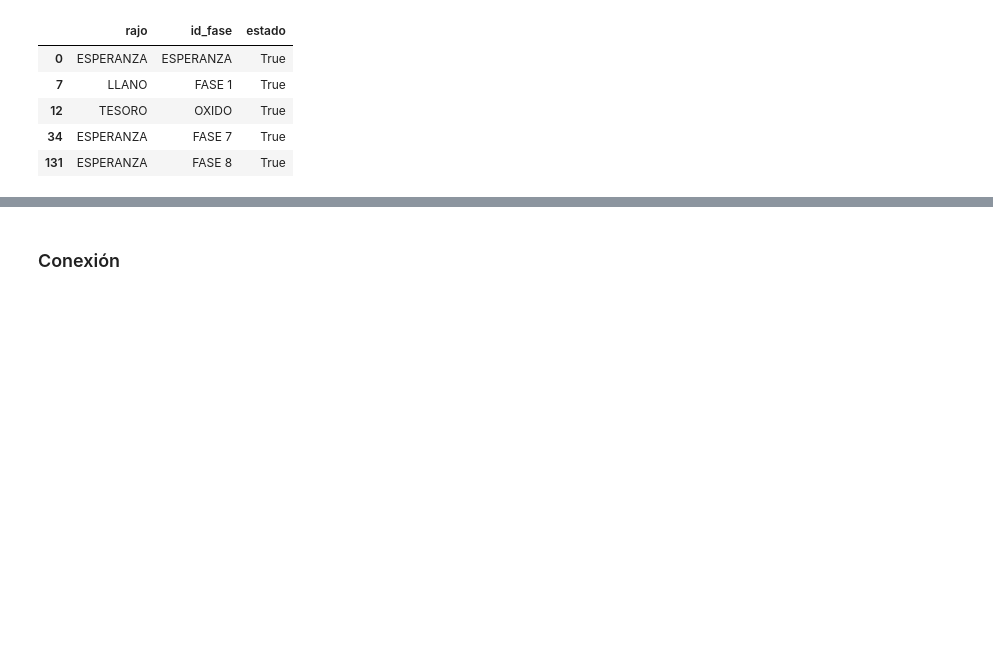
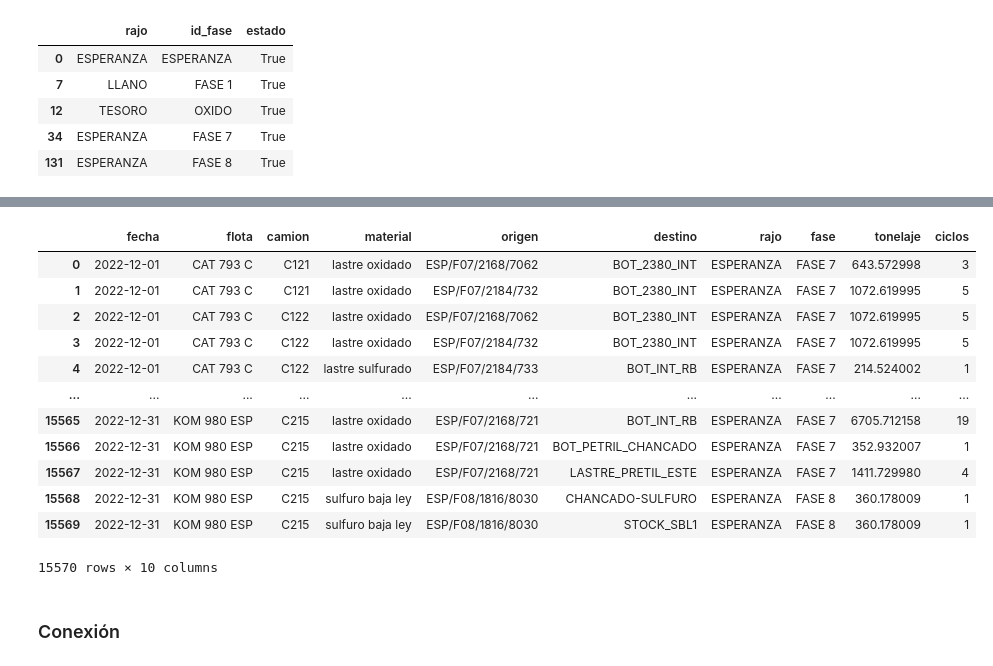
Before and after one commit to cristobalrios2001/Sistema_De_Reportes, a Jupyter notebook: reportesETL.ipynb, the cells around one changed output, grey strips where cells are left out. Drawn from its saved outputs; the diff is of its cells as text; code cells hidden in the pictures; blank space fills up the shorter version.

```diff
--- a/reportesETL.ipynb
+++ b/reportesETL.ipynb
@@ -271,3 +288,20 @@ df_extraccion
+# %%
+df_extraccion = df_extraccion.groupby(['fecha', 'flota', 'camion', 'material', 'origen', 'destino', 'rajo', 'fase']).sum().reset_index()
+df_extraccion
+# %% [output]
+|  | fecha | flota | camion | material | origen | destino | rajo | fase | tonelaje | ciclos |
+| 0 | 2022-12-01 | CAT 793 C | C121 | lastre oxidado | ESP/F07/2168/7062 | BOT_2380_INT | ESPERANZA | FASE 7 | 643.572998 | 3 |
+| 1 | 2022-12-01 | CAT 793 C | C121 | lastre oxidado | ESP/F07/2184/732 | BOT_2380_INT | ESPERANZA | FASE 7 | 1072.619995 | 5 |
+| 2 | 2022-12-01 | CAT 793 C | C122 | lastre oxidado | ESP/F07/2168/7062 | BOT_2380_INT | ESPERANZA | FASE 7 | 1072.619995 | 5 |
+| 3 | 2022-12-01 | CAT 793 C | C122 | lastre oxidado | ESP/F07/2184/732 | BOT_2380_INT | ESPERANZA | FASE 7 | 1072.619995 | 5 |
+| 4 | 2022-12-01 | CAT 793 C | C122 | lastre sulfurado | ESP/F07/2184/733 | BOT_INT_RB | ESPERANZA | FASE 7 | 214.524002 | 1 |
+| ... | ... | ... | ... | ... | ... | ... | ... | ... | ... | ... |
+| 15565 | 2022-12-31 | KOM 980 ESP | C215 | lastre oxidado | ESP/F07/2168/721 | BOT_INT_RB | ESPERANZA | FASE 7 | 6705.712158 | 19 |
+| 15566 | 2022-12-31 | KOM 980 ESP | C215 | lastre oxidado | ESP/F07/2168/721 | BOT_PETRIL_CHANCADO | ESPERANZA | FASE 7 | 352.932007 | 1 |
+| 15567 | 2022-12-31 | KOM 980 ESP | C215 | lastre oxidado | ESP/F07/2168/721 | LASTRE_PRETIL_ESTE | ESPERANZA | FASE 7 | 1411.729980 | 4 |
+| 15568 | 2022-12-31 | KOM 980 ESP | C215 | sulfuro baja ley | ESP/F08/1816/8030 | CHANCADO-SULFURO | ESPERANZA | FASE 8 | 360.178009 | 1 |
+| 15569 | 2022-12-31 | KOM 980 ESP | C215 | sulfuro baja ley | ESP/F08/1816/8030 | STOCK_SBL1 | ESPERANZA | FASE 8 | 360.178009 | 1 |
+15570 rows × 10 columns
 # %% [markdown]
 ### Conexión
 # %% [markdown]
```
Also changed, not shown: parts of 5 cells of this notebook, 1 other file.
